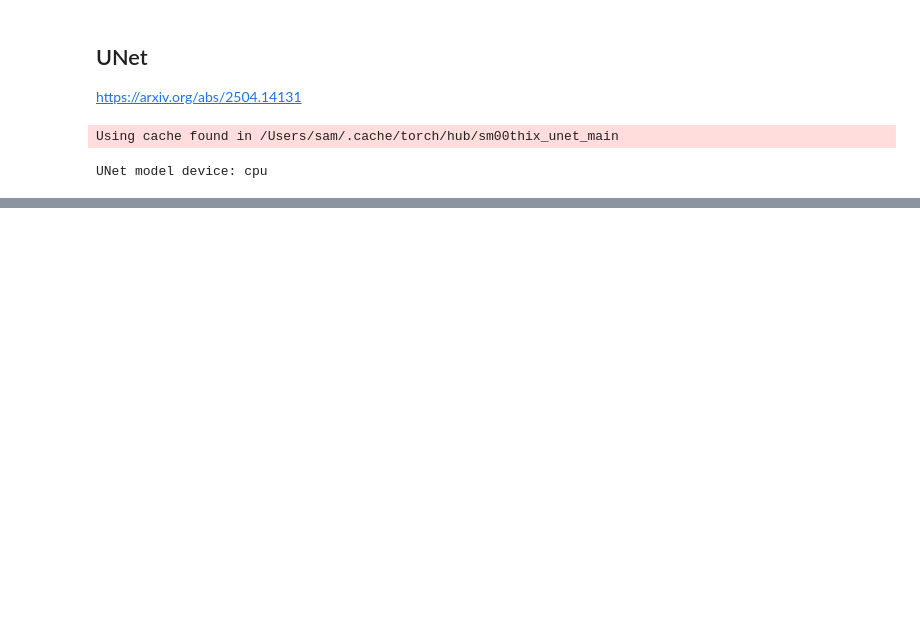
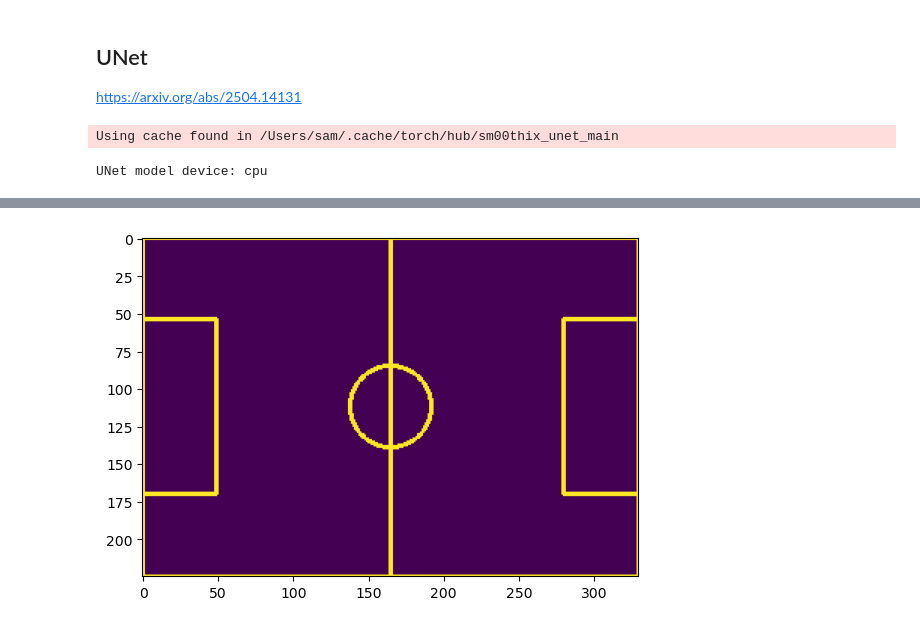
Before and after one commit to SamNguyen2k5/NUSC-ISC-FootballAnalysis, a Jupyter notebook: notebooks/250921 - Line and Conic Detection.ipynb, the cells around one changed output, grey strips where cells are left out. Cells and saved outputs as stored; diff of their text form; code cells hidden in the pictures; blank space fills up the shorter version.

```diff
--- a/notebooks/250921 - Line and Conic Detection.ipynb
+++ b/notebooks/250921 - Line and Conic Detection.ipynb
@@ -123,0 +221,32 @@ UNet(
+# %%
+def football_pitch(width=110, height=75, scale=None):
+    if scale is None:
+        scale = 1
+
+    bboxes = {
+        'Field': (0, 0, width, height),
+        'Midfield': (width / 2, 0, width / 2, height),
+        'Penalty box left': (0, (height - 38.52) / 2, 16.50, (height + 38.52) / 2),
+        'Penalty box right': (width - 16.50, (height - 38.52) / 2, width, (height + 38.52) / 2),
+    }
+
+    arcs = {
+        'Midcircle': (width / 2, height / 2, 9.15)
+    }
+
+    img = np.zeros((height * scale, width * scale), dtype='uint8')
+    for (x1, y1, x2, y2) in bboxes.values():
+        x1, y1, x2, y2 = map(lambda p: int(scale * p), (x1, y1, x2, y2))
+        img = cv2.rectangle(img, (x1, y1), (x2, y2), 255, 2)
+
+    for (x0, y0, r) in arcs.values():
+        x0, y0, r = map(lambda p: int(scale * p), (x0, y0, r))
+        img = cv2.ellipse(img, (x0, y0), (r, r), 0, 0, 360, 255, 2)
+
+    return img
+
+pitch = football_pitch(scale=3)
+plt.imshow(pitch)
+plt.show()
+# %% [output]
+[figure, added]
```
Also changed, not shown: parts of 17 cells of this notebook, 5 other files.
